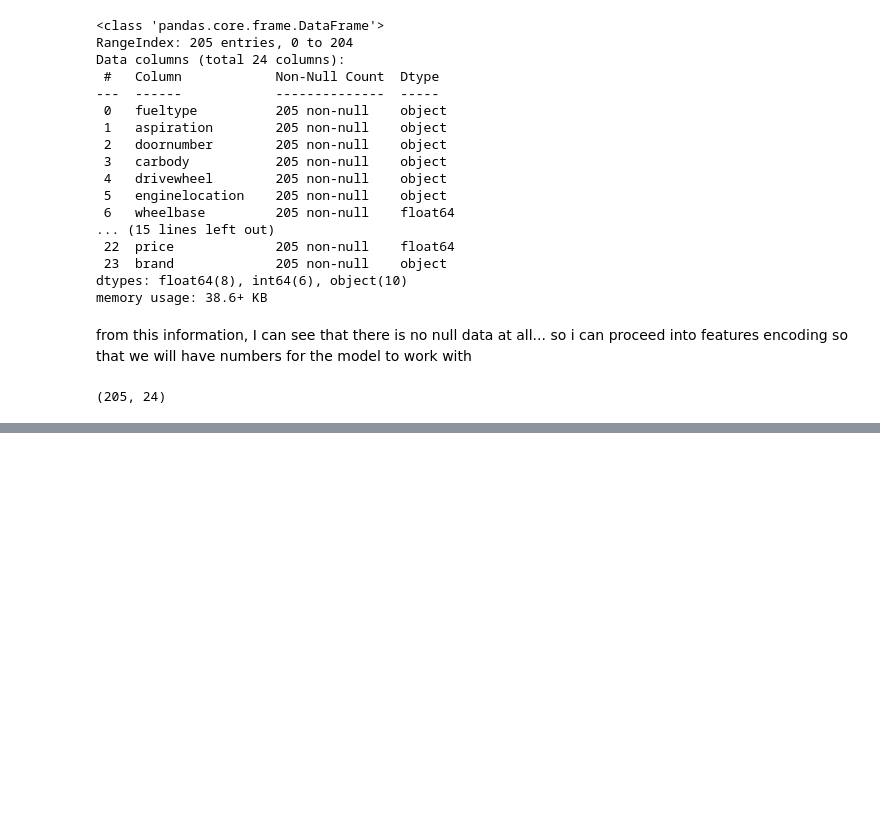
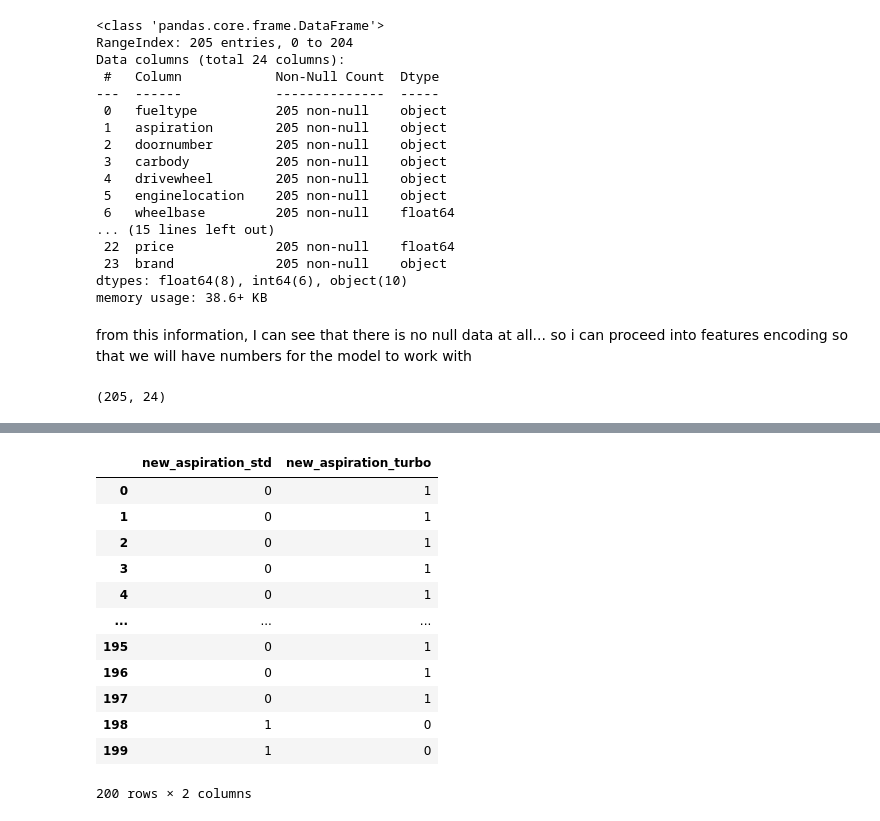
Before and after one commit to Emmanuel-Begati/Machine-Learning-and-AI, a Jupyter notebook: Car_Price_Prediction.ipynb, the cells around one changed output, grey strips where cells are left out. Drawn from its saved outputs; the diff is of its cells as text; code cells hidden in the pictures; blank space fills up the shorter version.

```diff
--- a/Car_Price_Prediction.ipynb
+++ b/Car_Price_Prediction.ipynb
@@ -321,0 +315,21 @@ binary_encoder.transform(df['aspiration'])
+# %%
+new_aspiration = binary_encoder.transform(df['aspiration'])
+new_aspiration_columns = ['new_aspiration_std', 'new_aspiration_turbo']
+# %%
+new_aspiration.columns = new_aspiration_columns
+# %%
+new_aspiration.head(-5)
+# %% [output]
+|  | new_aspiration_std | new_aspiration_turbo |
+| 0 | 0 | 1 |
+| 1 | 0 | 1 |
+| 2 | 0 | 1 |
+| 3 | 0 | 1 |
+| 4 | 0 | 1 |
+| ... | ... | ... |
+| 195 | 0 | 1 |
+| 196 | 0 | 1 |
+| 197 | 0 | 1 |
+| 198 | 1 | 0 |
+| 199 | 1 | 0 |
+200 rows × 2 columns
```
Also changed, not shown: parts of 37 cells of this notebook.
